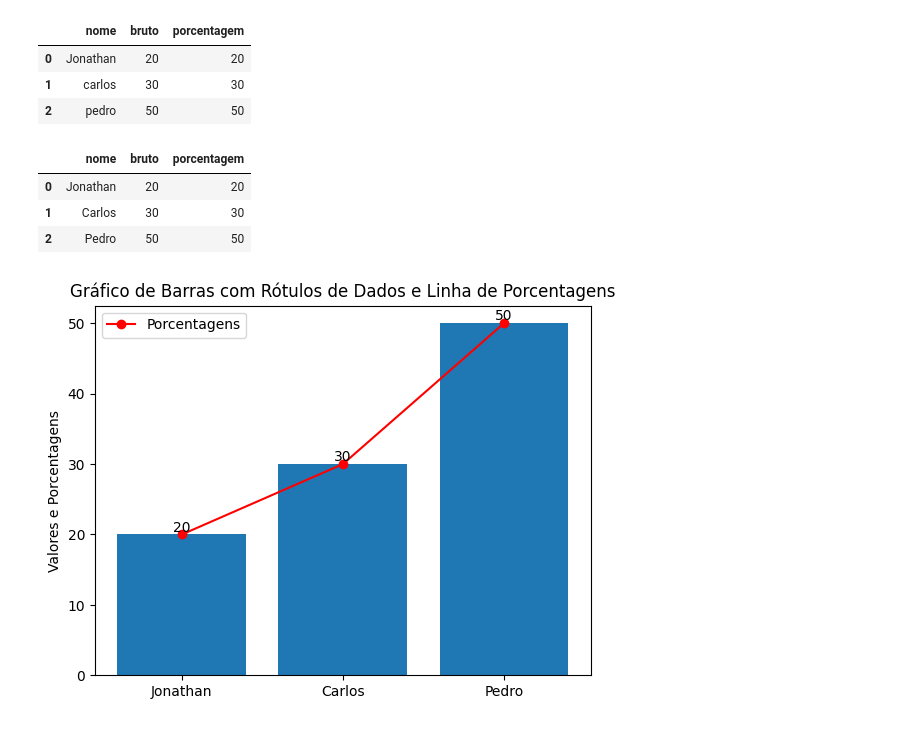
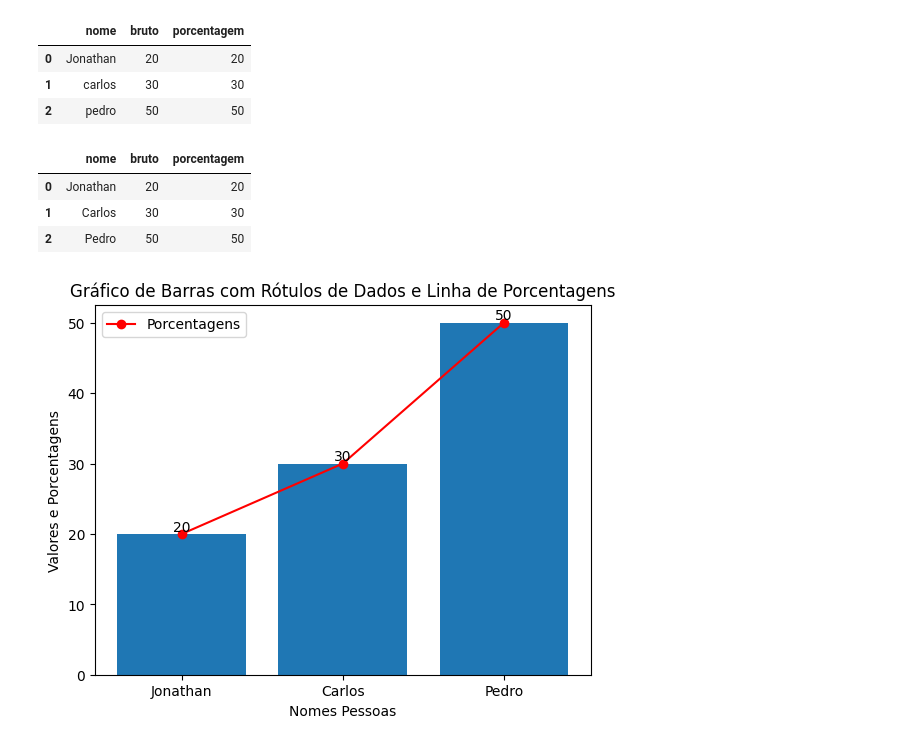
Before and after one commit to JonathanAlvesNogueira/Learning-python, a Jupyter notebook: matplotlib/barras_com_linhas.ipynb, the cells around one changed output. Saved outputs shown, nothing was run; the diff lists cells and outputs as text; code cells hidden in the pictures.

Commit message:
Reaprendendo grafico de barras com linha

```diff
--- a/matplotlib/barras_com_linhas.ipynb
+++ b/matplotlib/barras_com_linhas.ipynb
@@ -21,31 +21,35 @@ dados = {'nome': ['Jonathan', 'Carlos', 'Pedro'],
          'bruto': [20, 30, 50],
          'porcentagem': [20, 30, 50]}
 
 df = pd.DataFrame(dados)
 display(df)
 
 fig, ax = plt.subplots()
 
 # Plotar o gráfico de barras com rótulos de dados
 bars = ax.bar(df['nome'], df['bruto'])
 
 # Adicionar rótulos de dados acima das barras
 for bar in bars:
     # Pega a altura de onde vou querer colocar o rotulo de dados
     yval = bar.get_height()
     #  Seleciona a posiçãodde onde sera colocado o rotulo
+    # (o primeiro parametro pega o meio da barra)
+    #  o segundo parametro pega a altura onde o rotulo sera colocado
+    # o terceiro
     ax.text(bar.get_x() + bar.get_width()/2, yval, round(yval, 2), ha='center', va='bottom')
 
 # Adicionar uma linha com as porcentagens
 ax.plot(df['nome'], df['porcentagem'], color='red', marker='o', label='Porcentagens')
 
 plt.legend()
+plt.xlabel('Nomes Pessoas')
 plt.ylabel('Valores e Porcentagens')
 plt.title('Gráfico de Barras com Rótulos de Dados e Linha de Porcentagens')
 plt.show()
 # %% [output]
 |  | nome | bruto | porcentagem |
 | 0 | Jonathan | 20 | 20 |
 | 1 | Carlos | 30 | 30 |
 | 2 | Pedro | 50 | 50 |
-[figure, old version]
+[figure, new version]
```
Also changed, not shown: 1 other file.
